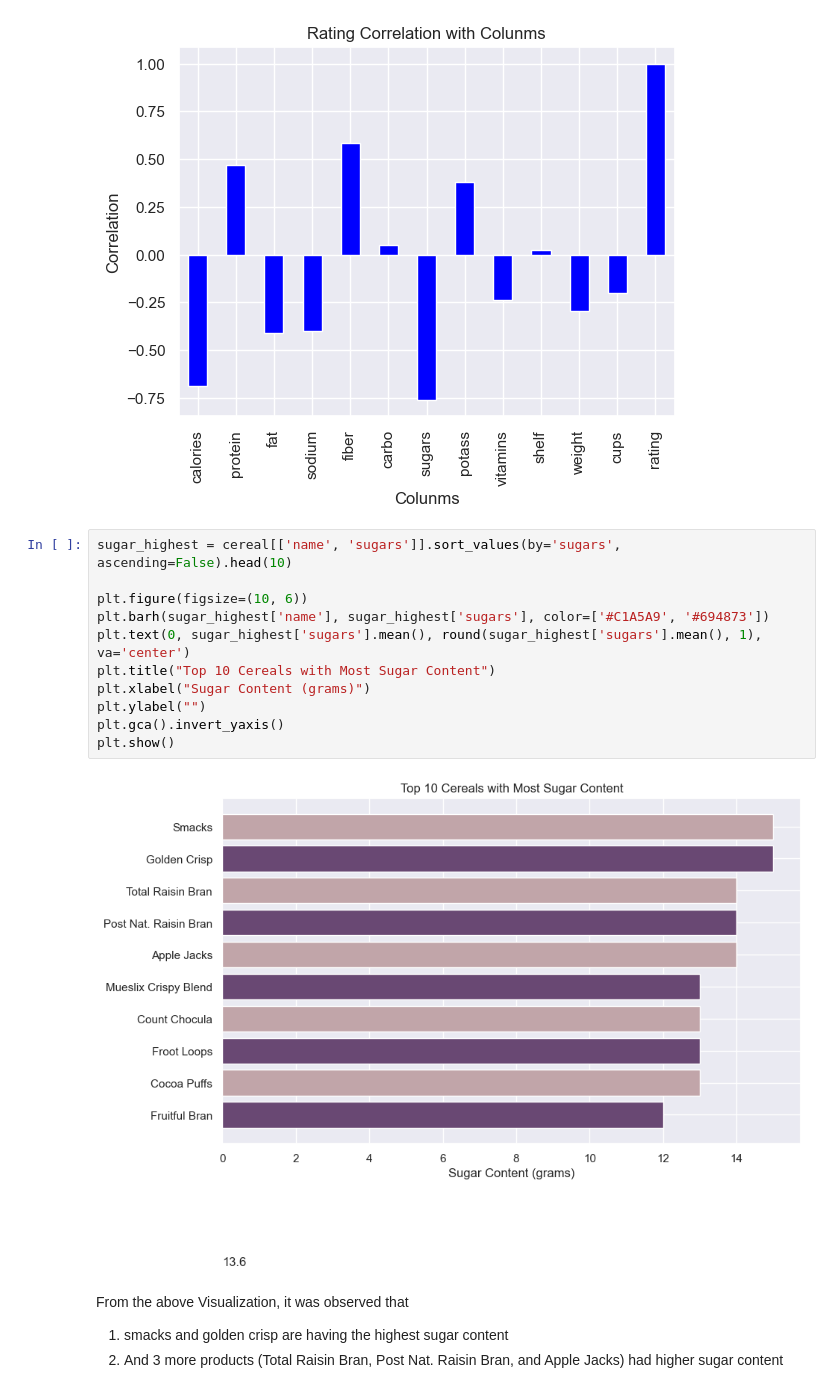
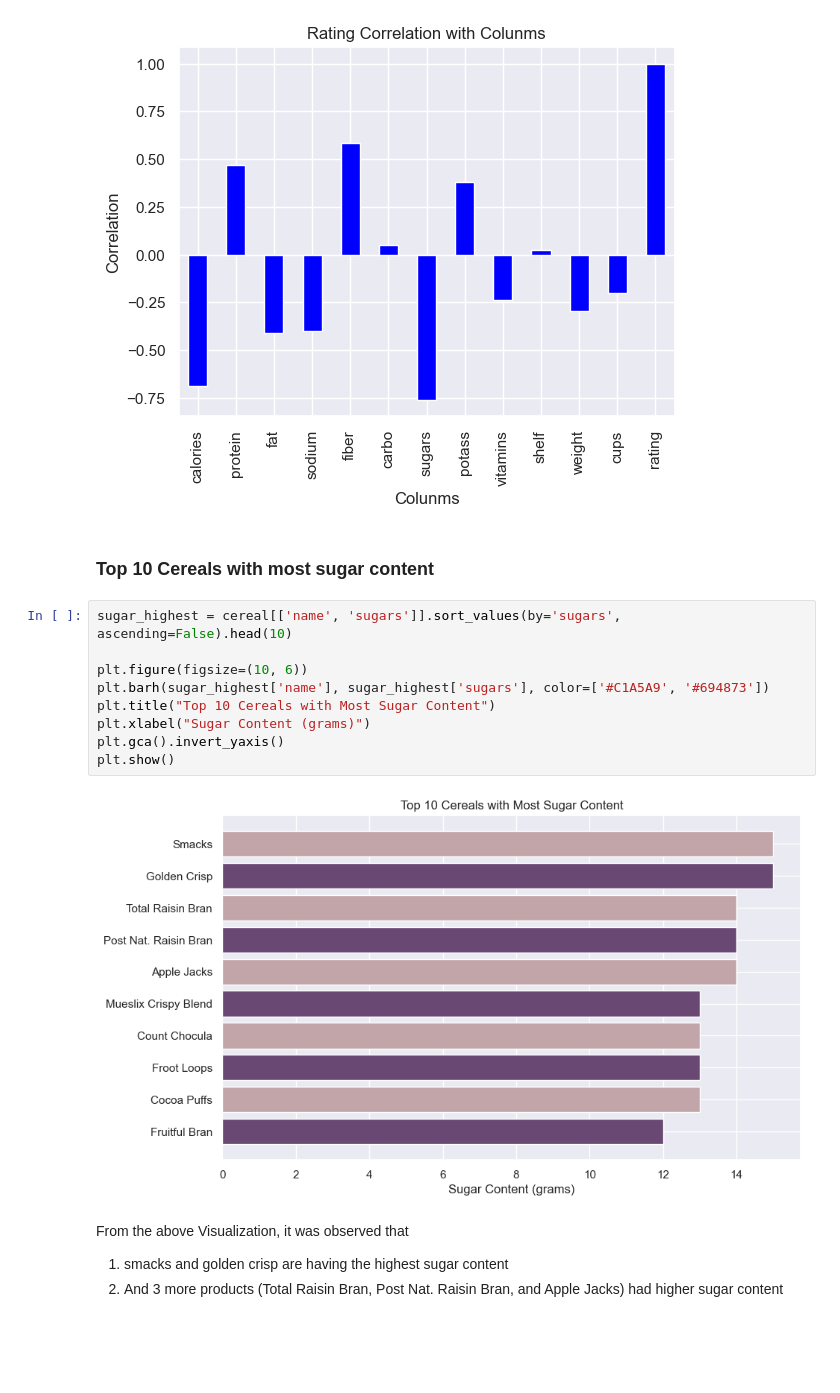
Before and after one commit to Awanieva/Team-InsightHub, a Jupyter notebook: Cereal_Analysis.ipynb, the cells around one changed output. Saved outputs shown, nothing was run; the diff lists cells and outputs as text; blank space fills up the shorter version.

```diff
--- a/Cereal_Analysis.ipynb
+++ b/Cereal_Analysis.ipynb
@@ -131,19 +136,19 @@ plt.ylabel('Correlation')
 plt.show()
 # %% [output]
 [figure]
+# %% [markdown]
+### Top 10 Cereals with most sugar content
 # %%
 sugar_highest = cereal[['name', 'sugars']].sort_values(by='sugars', ascending=False).head(10)
 
 plt.figure(figsize=(10, 6))
 plt.barh(sugar_highest['name'], sugar_highest['sugars'], color=['#C1A5A9', '#694873'])
-plt.text(0, sugar_highest['sugars'].mean(), round(sugar_highest['sugars'].mean(), 1), va='center')
 plt.title("Top 10 Cereals with Most Sugar Content")
 plt.xlabel("Sugar Content (grams)")
-plt.ylabel("")
 plt.gca().invert_yaxis()
 plt.show()
 # %% [output]
-[figure, old version]
+[figure, new version]
 # %% [markdown]
 From the above Visualization, it was observed that
 1. smacks and golden crisp are having the highest sugar content
```
Also changed, not shown: parts of 27 cells of this notebook, 5 other files.
